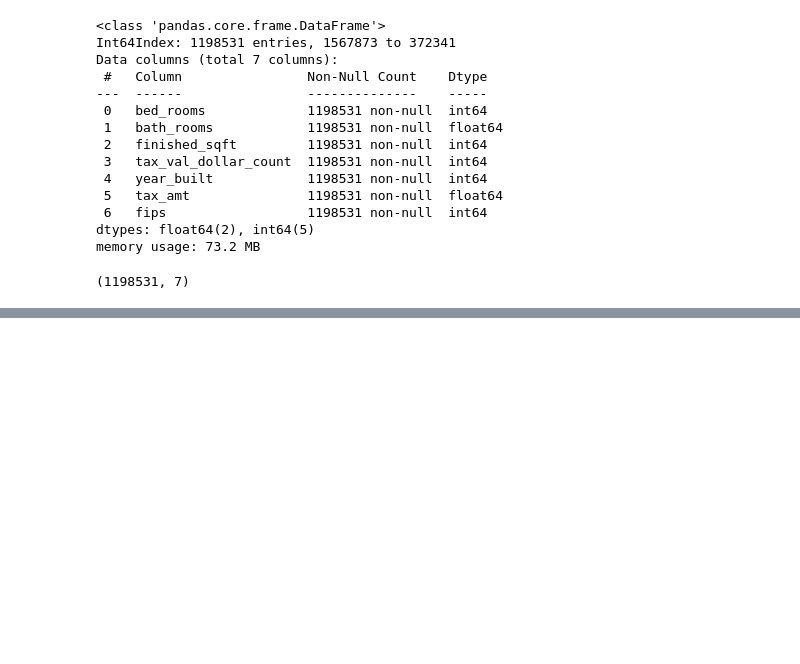
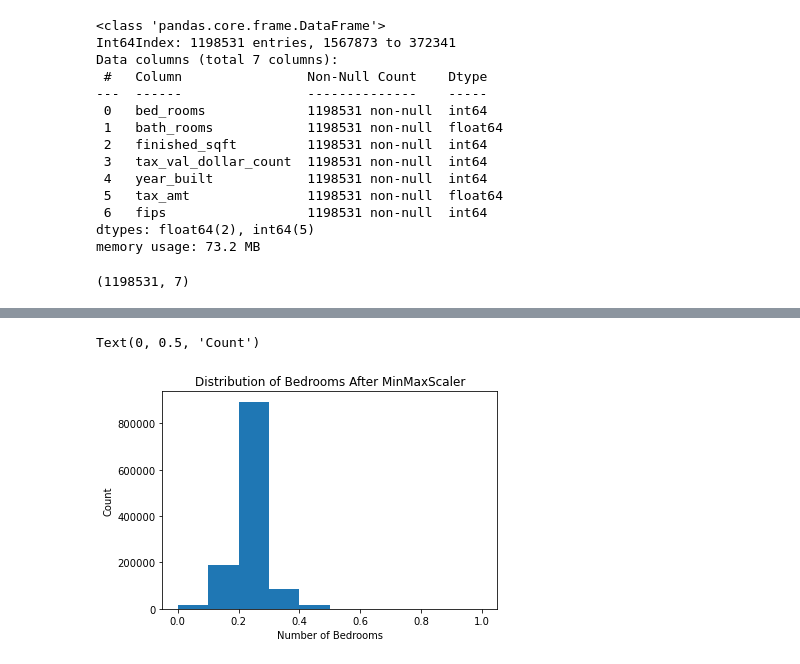
Before and after one commit to yuvia-cardenas/regression-exercises, a Jupyter notebook: scaling_prt1.ipynb, the cells around one changed output, grey strips where cells are left out. Saved outputs shown, nothing was run; the diff lists cells and outputs as text; code cells hidden in the pictures; blank space fills up the shorter version.

```diff
--- a/scaling_prt1.ipynb
+++ b/scaling_prt1.ipynb
@@ -55,3 +59,12 @@ memory usage: 73.2 MB
 train.shape
 # %% [output]
 (1198531, 7)
+# %%
+train_scaled = train.copy()
+# %%
+# make, fit, use:
+columns_to_scale = ['bed_rooms', 'bath_rooms','tax_amt', 'finished_sqft']
+# make the object, put it into the variable scaler
+scaler = MinMaxScaler()
+# fit the object to my data:
+train_scaled[columns_to_scale] = scaler.fit_transform(train[columns_to_scale])
@@ -57,0 +85,8 @@ train.shape
+# %%
+plt.hist(train_scaled.bed_rooms)
+plt.title('Distribution of Bedrooms After MinMaxScaler')
+plt.xlabel('Number of Bedrooms')
+plt.ylabel('Count')
+# %% [output]
+Text(0, 0.5, 'Count')
+[figure, added]
```
Also changed, not shown: parts of 12 cells of this notebook.
